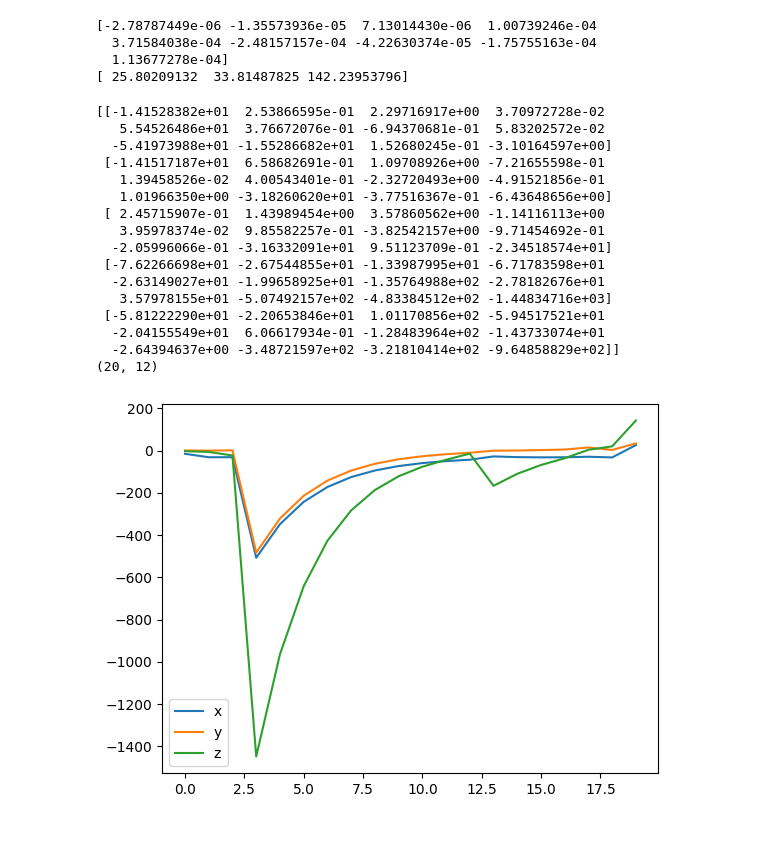
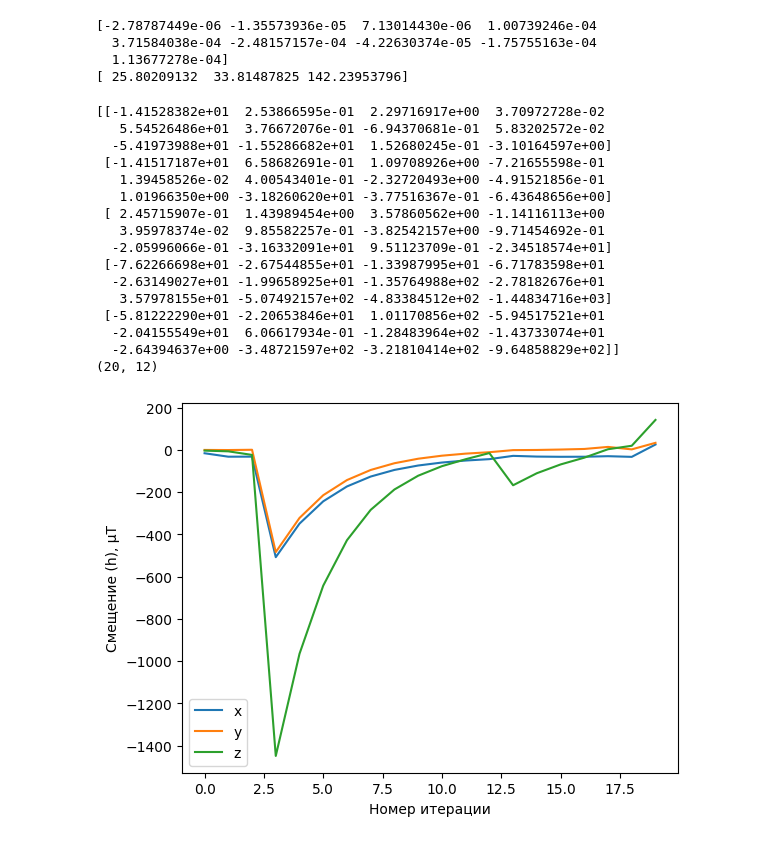
Before and after one commit to asmalcev/magnetometer, a Jupyter notebook: Vasconcelos_et_al.ipynb, the cells around one changed output. Saved outputs shown, nothing was run; the diff lists cells and outputs as text; code cells hidden in the pictures.

```diff
--- a/Vasconcelos_et_al.ipynb
+++ b/Vasconcelos_et_al.ipynb
@@ -383,31 +383,33 @@ print(data.shape)
 x = range(counts)
 
 y = list(map(lambda k: k[9], data))
 plt.plot(x, y, label='x')
 
 y = list(map(lambda k: k[10], data))
 plt.plot(x, y, label='y')
 
 y = list(map(lambda k: k[11], data))
 plt.plot(x, y, label='z')
 
+plt.ylabel('Смещение (h), µT')
+plt.xlabel('Номер итерации')
 plt.legend()
 plt.show()
 # %% [output]
 [[-1.41528382e+01  2.53866595e-01  2.29716917e+00  3.70972728e-02
    5.54526486e+01  3.76672076e-01 -6.94370681e-01  5.83202572e-02
   -5.41973988e+01 -1.55286682e+01  1.52680245e-01 -3.10164597e+00]
  [-1.41517187e+01  6.58682691e-01  1.09708926e+00 -7.21655598e-01
    1.39458526e-02  4.00543401e-01 -2.32720493e+00 -4.91521856e-01
    1.01966350e+00 -3.18260620e+01 -3.77516367e-01 -6.43648656e+00]
  [ 2.45715907e-01  1.43989454e+00  3.57860562e+00 -1.14116113e+00
    3.95978374e-02  9.85582257e-01 -3.82542157e+00 -9.71454692e-01
   -2.05996066e-01 -3.16332091e+01  9.51123709e-01 -2.34518574e+01]
  [-7.62266698e+01 -2.67544855e+01 -1.33987995e+01 -6.71783598e+01
   -2.63149027e+01 -1.99658925e+01 -1.35764988e+02 -2.78182676e+01
    3.57978155e+01 -5.07492157e+02 -4.83384512e+02 -1.44834716e+03]
  [-5.81222290e+01 -2.20653846e+01  1.01170856e+02 -5.94517521e+01
   -2.04155549e+01  6.06617934e-01 -1.28483964e+02 -1.43733074e+01
   -2.64394637e+00 -3.48721597e+02 -3.21810414e+02 -9.64858829e+02]]
 (20, 12)
-[figure, old version]
+[figure, new version]
```
Also changed, not shown: parts of 4 cells of this notebook.
